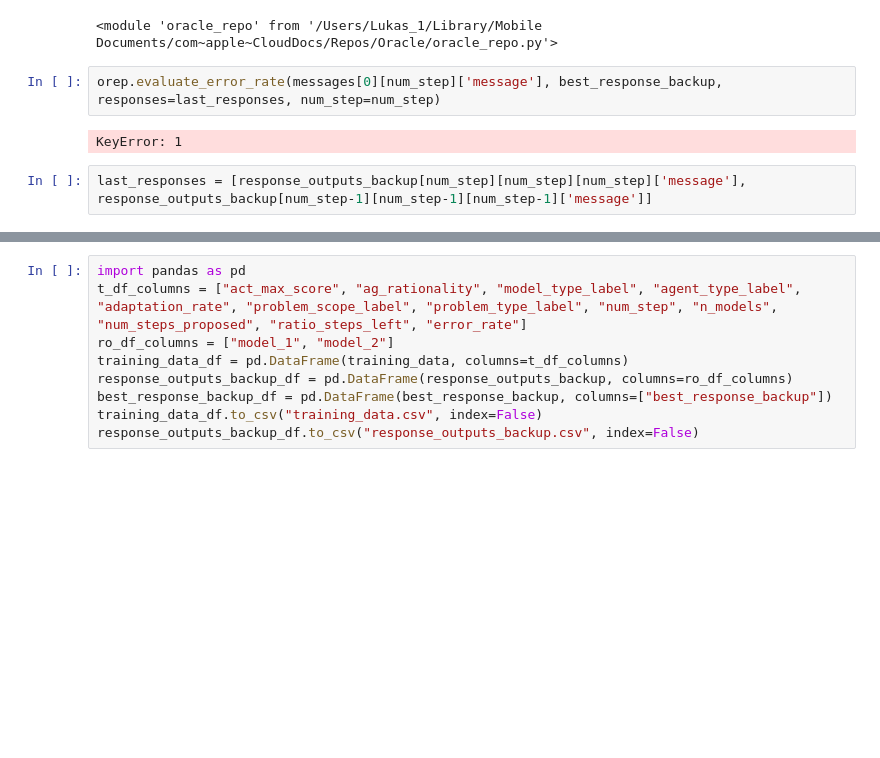
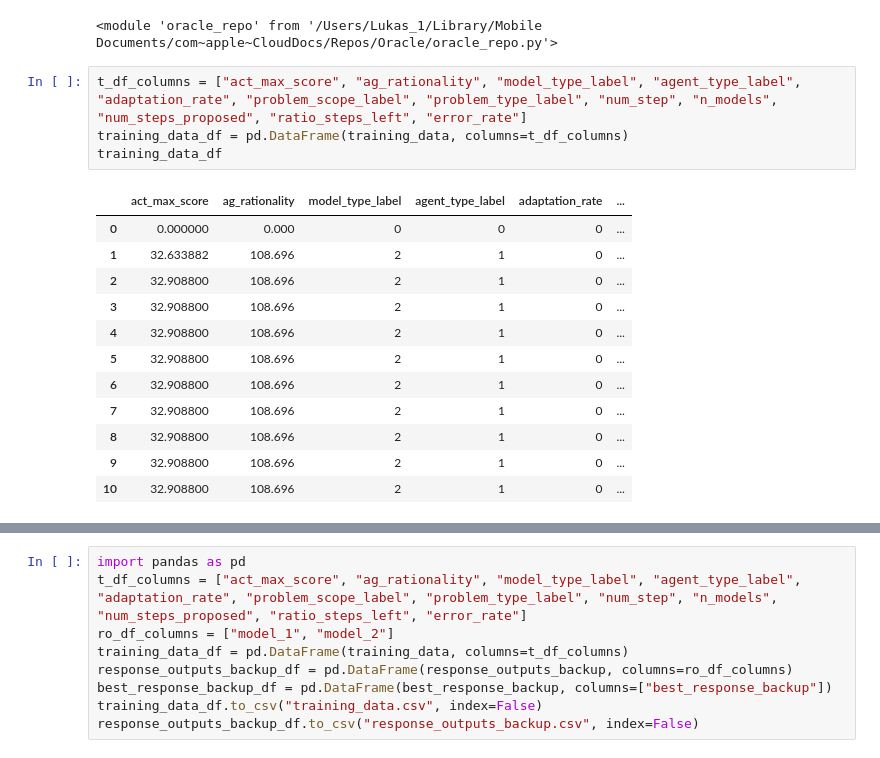
Before and after one commit to ArchipelAi/archipel-monorepo, a Jupyter notebook: scripts/python/LSTM_network copy 2.ipynb, the cells around one changed output, grey strips where cells are left out. Saved outputs shown, nothing was run; the diff lists cells and outputs as text; blank space fills up the shorter version.

```diff
--- a/scripts/python/LSTM_network copy 2.ipynb
+++ b/scripts/python/LSTM_network copy 2.ipynb
@@ -375,9 +514,20 @@ TypeError: the JSON object must be str, bytes or bytearray, not dict
 importlib.reload(orep)
 # %% [output]
 <module 'oracle_repo' from '/Users/Lukas_1/Library/Mobile Documents/com~apple~CloudDocs/Repos/Oracle/oracle_repo.py'>
-# %%
-orep.evaluate_error_rate(messages[0][num_step]['message'], best_response_backup, responses=last_responses, num_step=num_step)
-# %% [output]
-KeyError: 1
-# %%
-last_responses = [response_outputs_backup[num_step][num_step][num_step]['message'], response_outputs_backup[num_step-1][num_step-1][num_step-1]['message']]
+# %%
+t_df_columns = ["act_max_score", "ag_rationality", "model_type_label", "agent_type_label", "adaptation_rate", "problem_scope_label", "problem_type_label", "num_step", "n_models", "num_steps_proposed", "ratio_steps_left", "error_rate"]
+training_data_df = pd.DataFrame(training_data, columns=t_df_columns)
+training_data_df
+# %% [output]
+|  | act_max_score | ag_rationality | model_type_label | agent_type_label | adaptation_rate | ... |
+| 0 | 0.000000 | 0.000 | 0 | 0 | 0 | ... |
+| 1 | 32.633882 | 108.696 | 2 | 1 | 0 | ... |
+| 2 | 32.908800 | 108.696 | 2 | 1 | 0 | ... |
+| 3 | 32.908800 | 108.696 | 2 | 1 | 0 | ... |
+| 4 | 32.908800 | 108.696 | 2 | 1 | 0 | ... |
+| 5 | 32.908800 | 108.696 | 2 | 1 | 0 | ... |
+| 6 | 32.908800 | 108.696 | 2 | 1 | 0 | ... |
+| 7 | 32.908800 | 108.696 | 2 | 1 | 0 | ... |
+| 8 | 32.908800 | 108.696 | 2 | 1 | 0 | ... |
+| 9 | 32.908800 | 108.696 | 2 | 1 | 0 | ... |
+| 10 | 32.908800 | 108.696 | 2 | 1 | 0 | ... |
```
Also changed, not shown: parts of 18 cells of this notebook.
